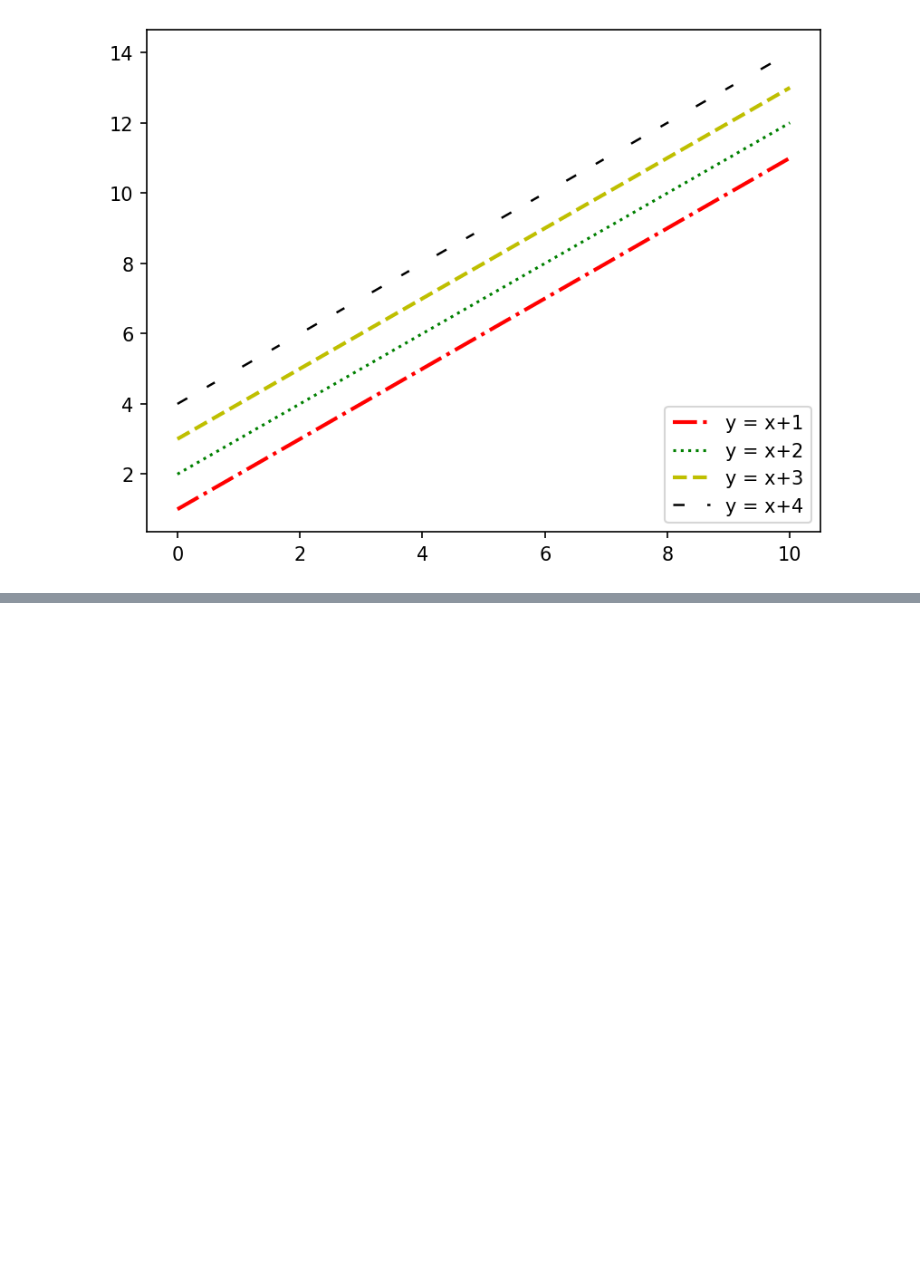
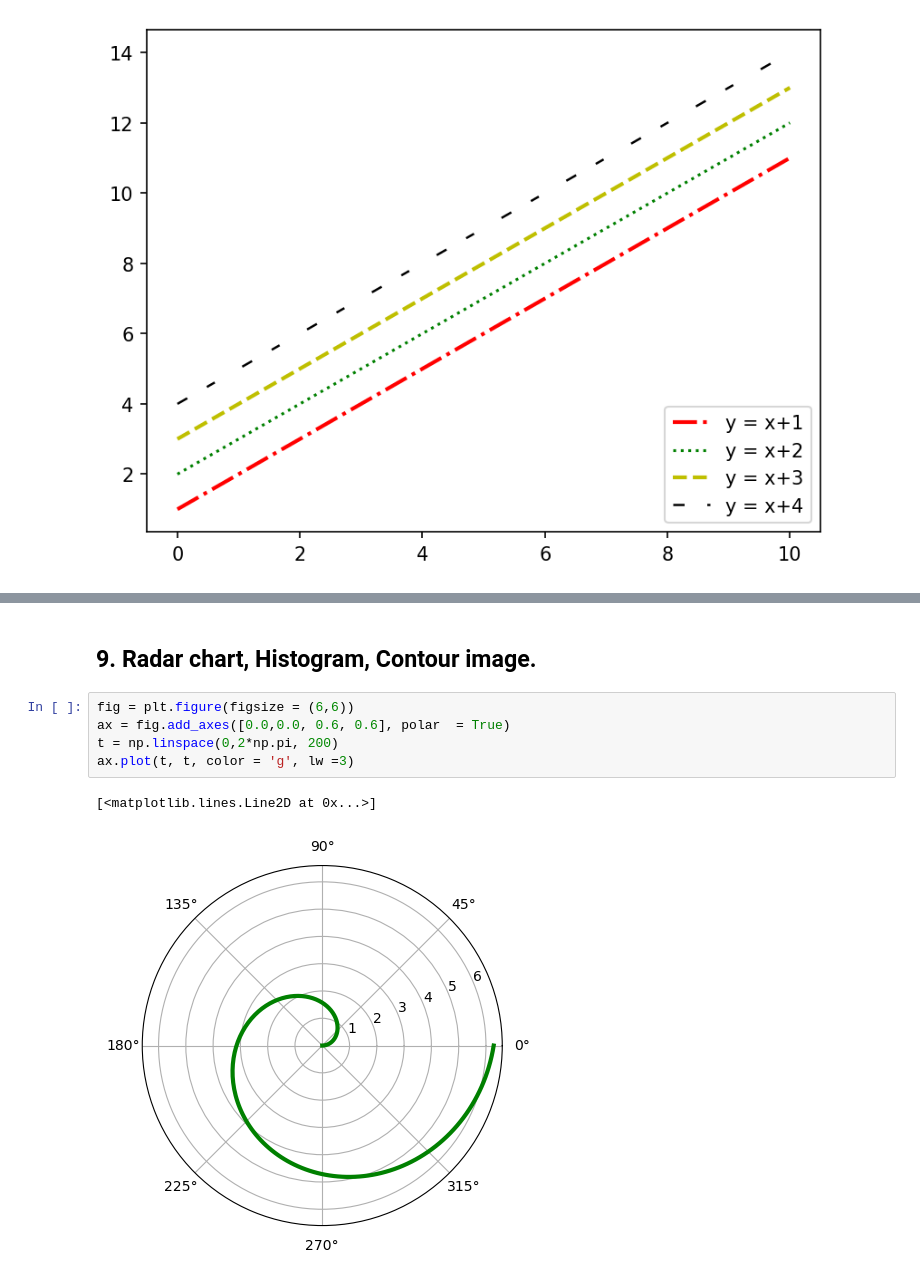
Before and after one commit to udityamerit/Python-Librearies-for-Data-Science, a Jupyter notebook: 3. Matplotlib/Matplotlib.ipynb, the cells around one changed output, grey strips where cells are left out. Drawn from its saved outputs; the diff is of its cells as text; blank space fills up the shorter version.

```diff
--- a/3. Matplotlib/Matplotlib.ipynb
+++ b/3. Matplotlib/Matplotlib.ipynb
@@ -260,0 +302,10 @@ plt.show()
+# %% [markdown]
+## 9. Radar chart, Histogram, Contour image.
+# %%
+fig = plt.figure(figsize = (6,6))
+ax = fig.add_axes([0.0,0.0, 0.6, 0.6], polar  = True)
+t = np.linspace(0,2*np.pi, 200)
+ax.plot(t, t, color = 'g', lw =3)
+# %% [output]
+[<matplotlib.lines.Line2D at 0x...>]
+[figure, added]
```
Also changed, not shown: parts of 20 cells of this notebook.
